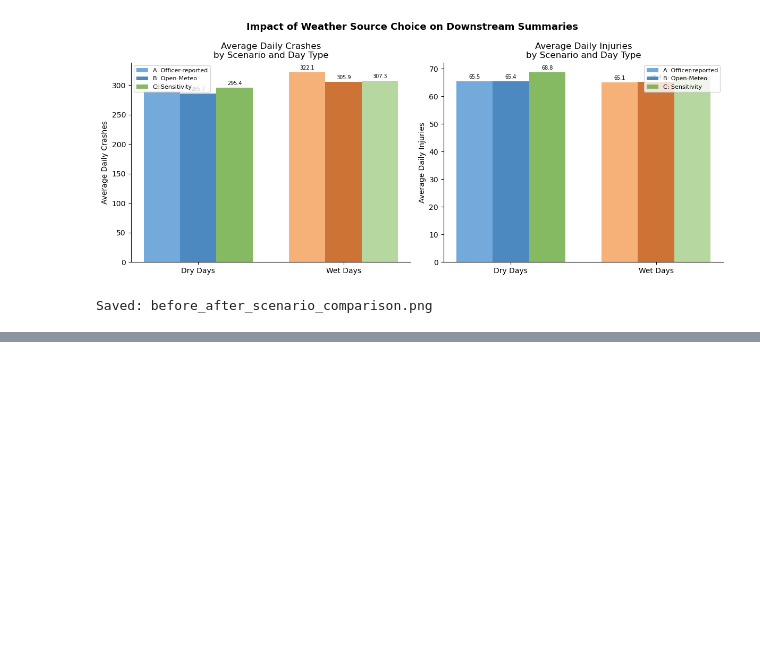
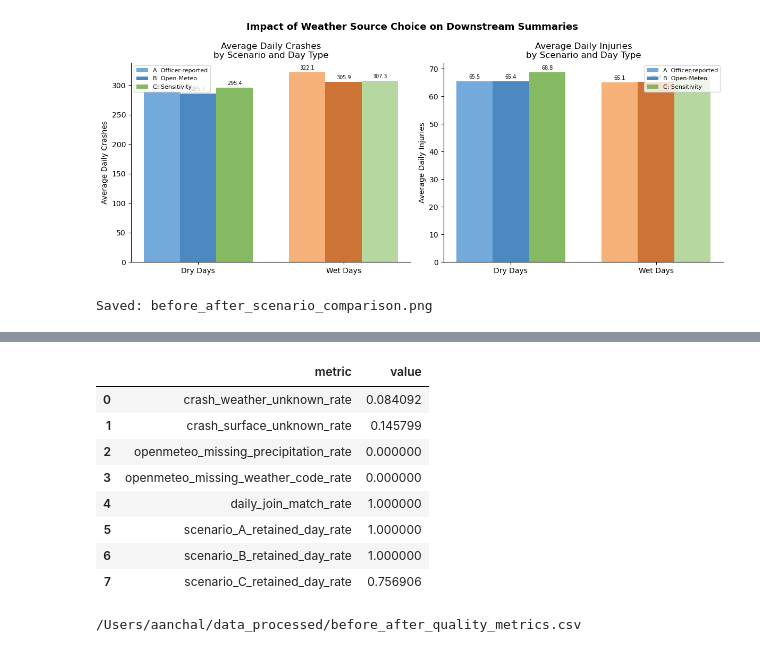
Before and after one commit to Aanchal123/chicago-crash-weather-data-quality, a Jupyter notebook: notebooks/03_daily_integration_and_checks.ipynb, the cells around one changed output, grey strips where cells are left out. Drawn from its saved outputs; the diff is of its cells as text; code cells hidden in the pictures; blank space fills up the shorter version.

```diff
--- a/notebooks/03_daily_integration_and_checks.ipynb
+++ b/notebooks/03_daily_integration_and_checks.ipynb
@@ -453,0 +534,40 @@ Saved: before_after_scenario_comparison.png
+# %%
+before_after_quality_metrics = pd.DataFrame({
+    "metric": [
+        "crash_weather_unknown_rate",
+        "crash_surface_unknown_rate",
+        "openmeteo_missing_precipitation_rate",
+        "openmeteo_missing_weather_code_rate",
+        "daily_join_match_rate",
+        "scenario_A_retained_day_rate",
+        "scenario_B_retained_day_rate",
+        "scenario_C_retained_day_rate"
+    ],
+    "value": [
+        crash_selected["WEATHER_CONDITION"].astype(str).str.strip().isin(["UNKNOWN", "OTHER"]).mean(),
+        crash_selected["ROADWAY_SURFACE_COND"].astype(str).str.strip().isin(["UNKNOWN", "OTHER"]).mean(),
+        daily_weather["precipitation_sum"].isna().mean(),
+        daily_weather["weather_code"].isna().mean(),
+        1 - merged["precipitation_sum"].isna().mean(),
+        daily_officer["crash_day"].nunique() / 181,
+        merged["crash_day"].nunique() / 181,
+        merged_filtered["crash_day"].nunique() / 181
+    ]
+})
+
+before_after_quality_metrics
+# %% [output]
+|  | metric | value |
+| 0 | crash_weather_unknown_rate | 0.084092 |
+| 1 | crash_surface_unknown_rate | 0.145799 |
+| 2 | openmeteo_missing_precipitation_rate | 0.000000 |
+| 3 | openmeteo_missing_weather_code_rate | 0.000000 |
+| 4 | daily_join_match_rate | 1.000000 |
+| 5 | scenario_A_retained_day_rate | 1.000000 |
+| 6 | scenario_B_retained_day_rate | 1.000000 |
+| 7 | scenario_C_retained_day_rate | 0.756906 |
+# %%
+before_after_quality_metrics.to_csv(PROCESSED_DIR / "before_after_quality_metrics.csv", index=False)
+print(PROCESSED_DIR / "before_after_quality_metrics.csv")
+# %% [output]
+/Users/aanchal/data_processed/before_after_quality_metrics.csv
```
Also changed, not shown: parts of 6 cells of this notebook, 1 other file.
